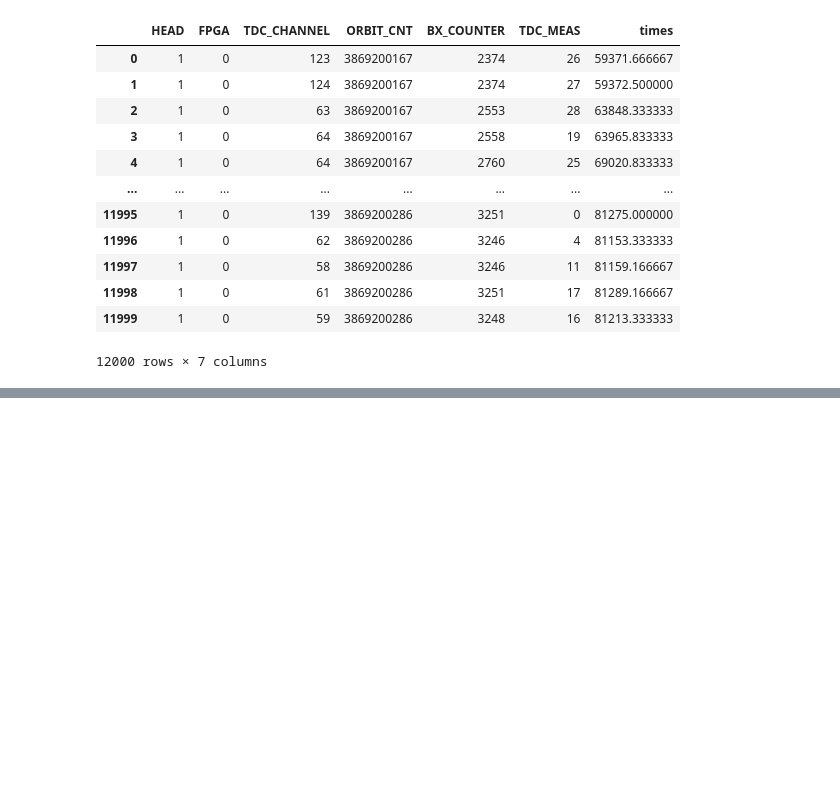
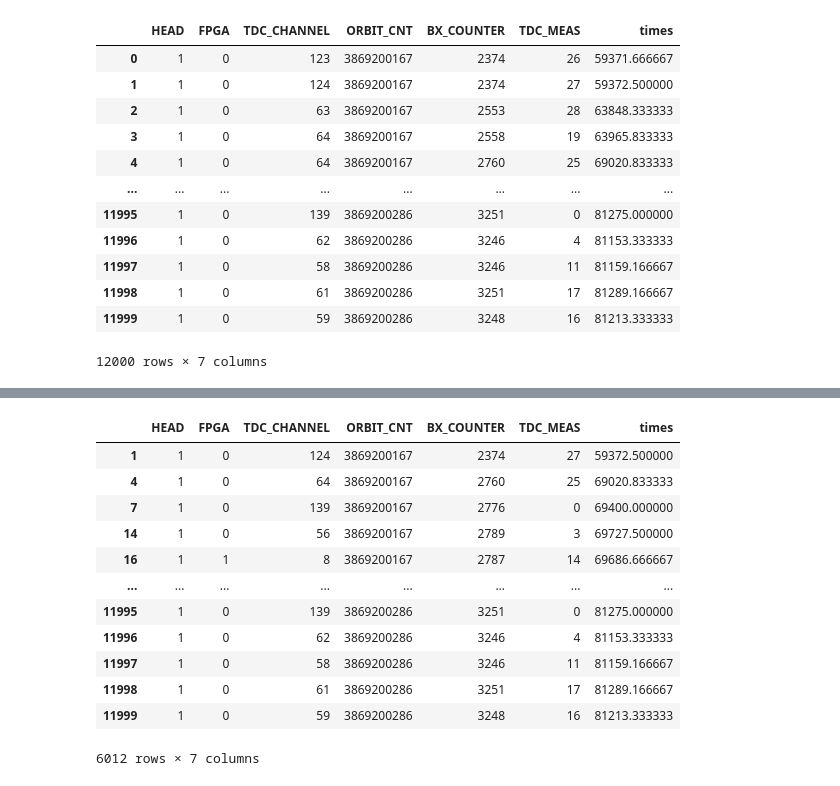
Before and after one commit to Sara-Munafo/LaboratoryOfComputationalPhysics_Y5, a Jupyter notebook: 06_Pandas_exercises.ipynb, the cells around one changed output, grey strips where cells are left out. Saved outputs shown, nothing was run; the diff lists cells and outputs as text; code cells hidden in the pictures; blank space fills up the shorter version.

```diff
--- a/06_Pandas_exercises.ipynb
+++ b/06_Pandas_exercises.ipynb
@@ -160,0 +164,20 @@ IndexError: only integers, slices (`:`), ellipsis (`...`), numpy.newaxis (`None`
+# %%
+#6: new dataframe containing only the rows with HEAD=1
+
+new_data = data.loc[data['HEAD']==1]
+# %%
+new_data
+# %% [output]
+|  | HEAD | FPGA | TDC_CHANNEL | ORBIT_CNT | BX_COUNTER | TDC_MEAS | times |
+| 1 | 1 | 0 | 124 | 3869200167 | 2374 | 27 | 59372.500000 |
+| 4 | 1 | 0 | 64 | 3869200167 | 2760 | 25 | 69020.833333 |
+| 7 | 1 | 0 | 139 | 3869200167 | 2776 | 0 | 69400.000000 |
+| 14 | 1 | 0 | 56 | 3869200167 | 2789 | 3 | 69727.500000 |
+| 16 | 1 | 1 | 8 | 3869200167 | 2787 | 14 | 69686.666667 |
+| ... | ... | ... | ... | ... | ... | ... | ... |
+| 11995 | 1 | 0 | 139 | 3869200286 | 3251 | 0 | 81275.000000 |
+| 11996 | 1 | 0 | 62 | 3869200286 | 3246 | 4 | 81153.333333 |
+| 11997 | 1 | 0 | 58 | 3869200286 | 3246 | 11 | 81159.166667 |
+| 11998 | 1 | 0 | 61 | 3869200286 | 3251 | 17 | 81289.166667 |
+| 11999 | 1 | 0 | 59 | 3869200286 | 3248 | 16 | 81213.333333 |
+6012 rows × 7 columns
```
Also changed, not shown: parts of 12 cells of this notebook.
